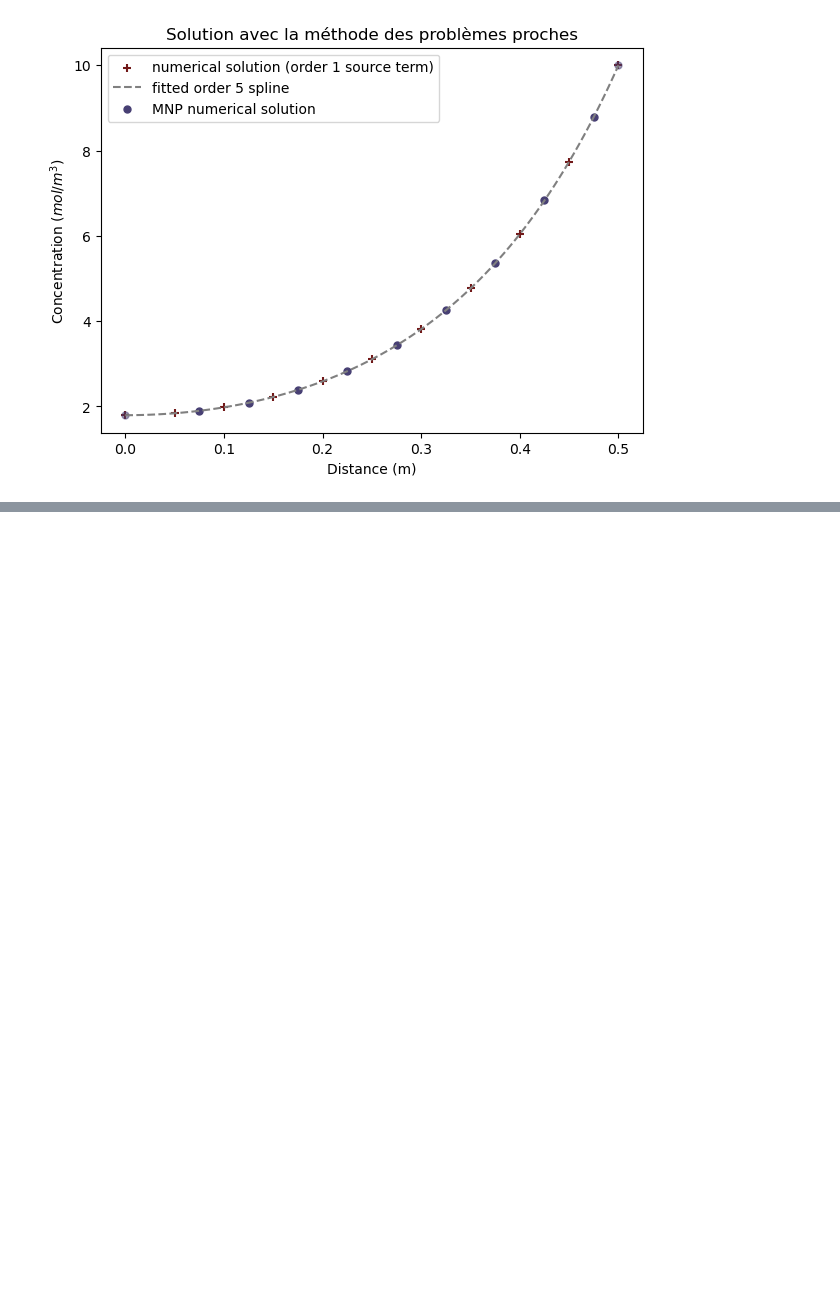
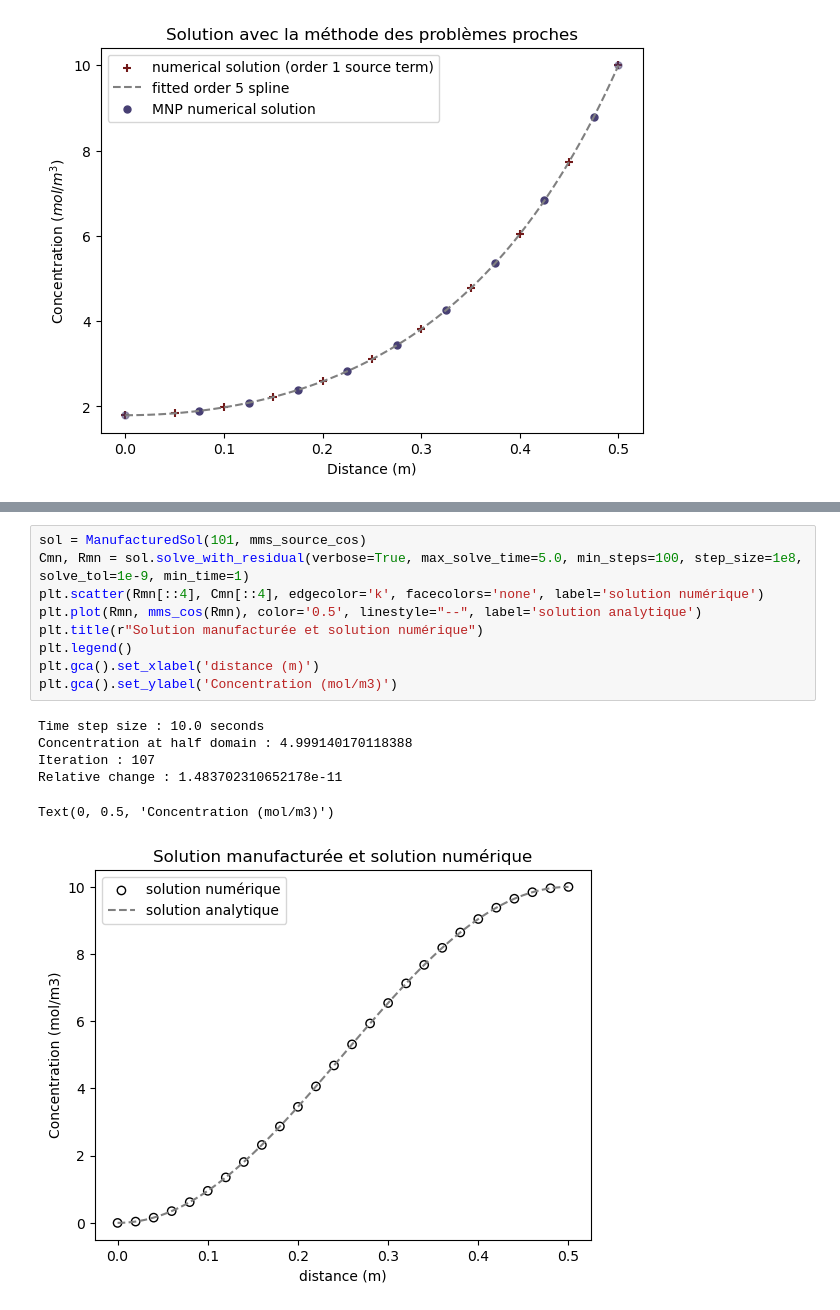
Before and after one commit to olivecha/MEC8211, a Jupyter notebook: devoir2/scratch.ipynb, the cells around one changed output, grey strips where cells are left out. Drawn from its saved outputs; the diff is of its cells as text; blank space fills up the shorter version.

```diff
--- a/devoir2/scratch.ipynb
+++ b/devoir2/scratch.ipynb
@@ -83,0 +146,16 @@ Norme Linf : 2.036880752953607e-08
+# %%
+sol = ManufacturedSol(101, mms_source_cos)
+Cmn, Rmn = sol.solve_with_residual(verbose=True, max_solve_time=5.0, min_steps=100, step_size=1e8, solve_tol=1e-9, min_time=1)
+plt.scatter(Rmn[::4], Cmn[::4], edgecolor='k', facecolors='none', label='solution numérique')
+plt.plot(Rmn, mms_cos(Rmn), color='0.5', linestyle="--", label='solution analytique')
+plt.title(r"Solution manufacturée et solution numérique")
+plt.legend()
+plt.gca().set_xlabel('distance (m)')
+plt.gca().set_ylabel('Concentration (mol/m3)')
+# %% [output]
+Time step size : 10.0 seconds
+Concentration at half domain : 4.999140170118388
+Iteration : 107
+Relative change : 1.483702310652178e-11
+Text(0, 0.5, 'Concentration (mol/m3)')
+[figure, added]
```
Also changed, not shown: parts of 17 cells of this notebook, 4 other files.
